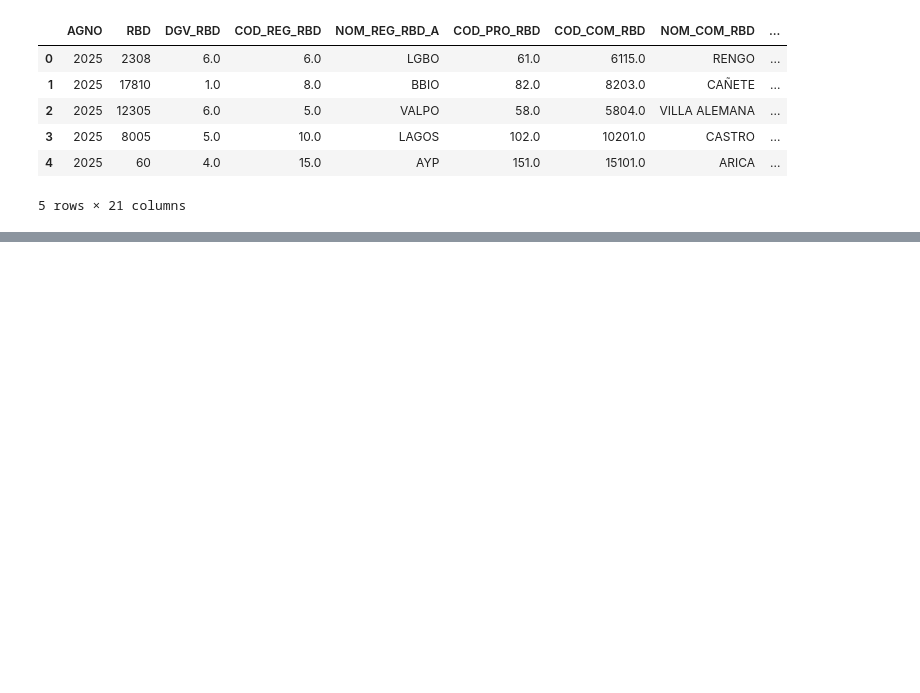
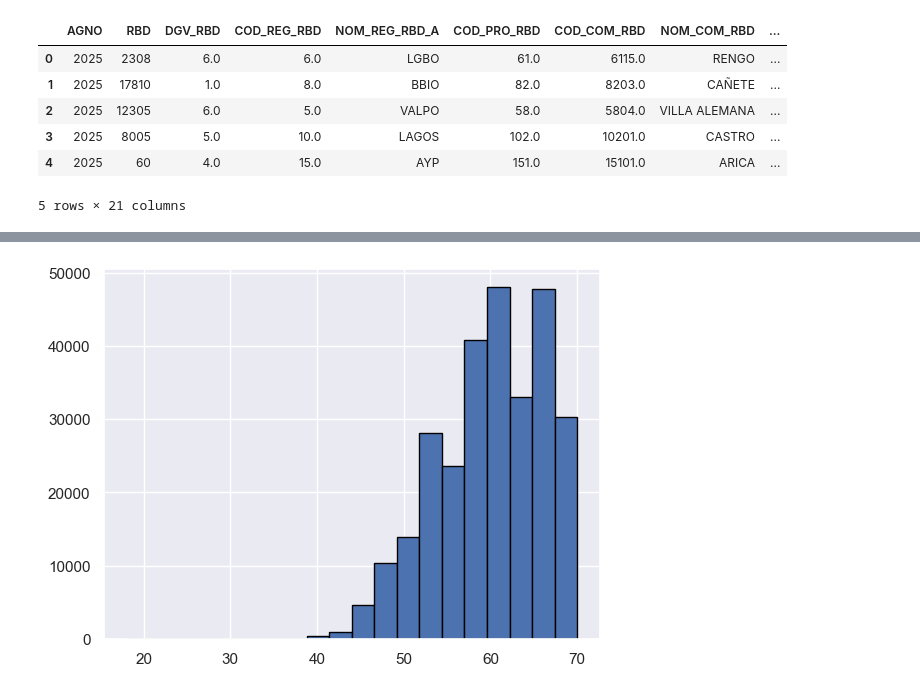
Before and after one commit to 2026788-max/Stastics, a Jupyter notebook: Statistics.CA1.ManuelaCorrea.ipynb, the cells around one changed output, grey strips where cells are left out. Drawn from its saved outputs; the diff is of its cells as text; code cells hidden in the pictures; blank space fills up the shorter version.

Commit message:
Data Preparation, First Analisis Ruralyty, Region, etc

```diff
--- a/Statistics.CA1.ManuelaCorrea.ipynb
+++ b/Statistics.CA1.ManuelaCorrea.ipynb
@@ -37,0 +36,3 @@ prueba para ver si guarda
+# %%
+Columns_Eliminate = ["COD_REG_RBD", "COD_PRO_RBD", "COD_COM_RBD","COD_DEPROV_RBD","COD_DEPE","ORIGEN","DGV_RBD","MRUN_IPE","AGNO"]
+df = df.drop(columns=Columns_Eliminate)
@@ -37,0 +65,3 @@ prueba para ver si guarda
+# %%
+Category_columns = { "COD_DEPE2": "category", "RURAL_RBD": "category", "ENSE_COMPLETA": "category", "MARCA_EGRESO": "category", "COD_ENSE": "category","COD_GRADO": "category"}
+df = df.astype(Category_columns)
@@ -37,0 +104,2 @@ prueba para ver si guarda
+# %%
+dfc= df.dropna().copy()
@@ -37,0 +138,7 @@ prueba para ver si guarda
+# %%
+dfc = dfc.rename(columns={"RBD": "School ID", "NOM_REG_RBD_A": "Region","NOM_COM_RBD": "Municipality",  "NOM_DEPROV_RBD": "Provincial Department of Education ", "COD_ENSE": "Education level ", "COD_GRADO": "Grade level ","COD_DEPE2": "School dependency","RURAL_RBD": "School rurality","MRUN": "Student ID","PROM_NOTAS_ALU": "GPA","ENSE_COMPLETA": "Complete high school","MARCA_EGRESO": "Graduation status indicator"})
+# %%
+dfc['GPA'].hist(bins=20, edgecolor='black')
+plt.show()
+# %% [output]
+[figure, added]
```
Also changed, not shown: parts of 20 cells of this notebook, 4 other files.
